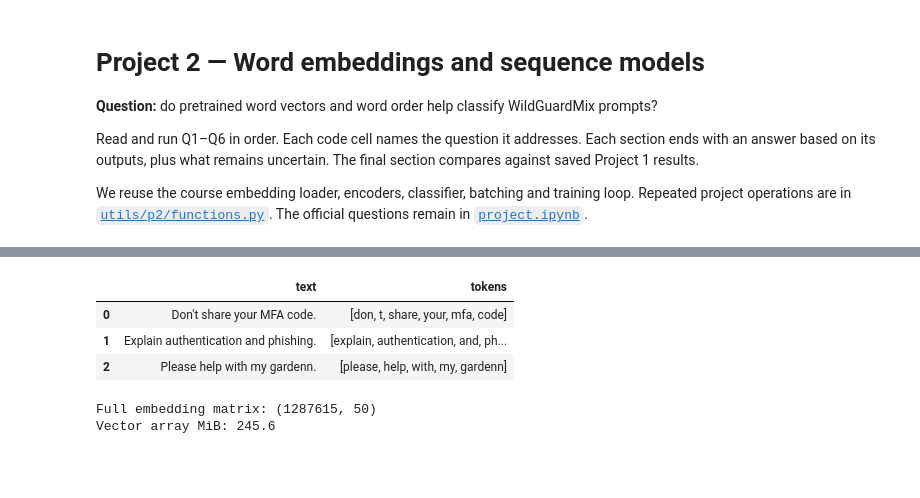
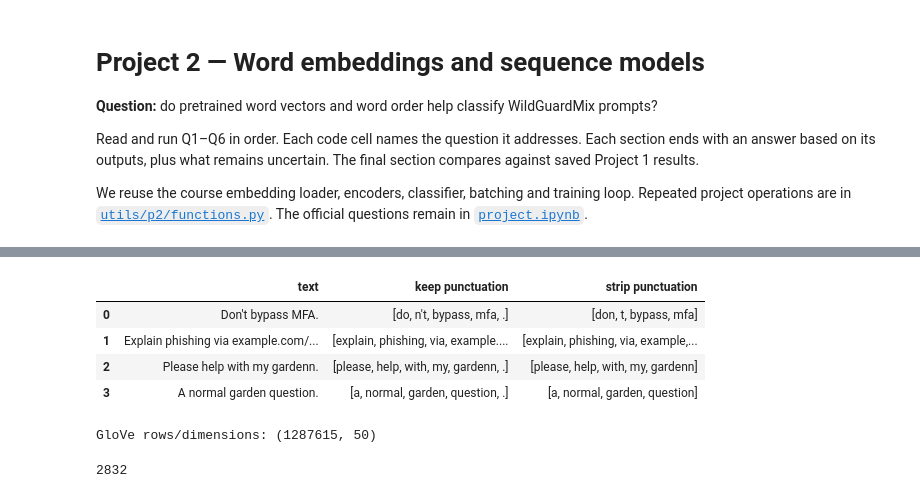
Before and after one commit to Nivya-21/nlp1-student, a Jupyter notebook: part2/project2.ipynb, the cells around one changed output, grey strips where cells are left out. Cells and saved outputs as stored; diff of their text form; code cells hidden in the pictures; blank space fills up the shorter version.

```diff
--- a/part2/project2.ipynb
+++ b/part2/project2.ipynb
@@ -217,25 +313,44 @@ First fold: 36924 training / 9232 validation
 # %%
-# Q1b — load local vectors and inspect tokenization
+# Q1b — load GloVe and inspect tokenizer compatibility
 if use_toy_data:
     embeddings = make_toy_embeddings(
-        ["please", "water", "the", "garden", "plants", "synthetic", "security", "request",
-         "number", "safe", "prompt", "dog", "bites", "man"], embedding_dims, seed)
+        ["please", "water", "the", "garden", "plants", "synthetic", "security",
+         "misuse", "request", "number", "safe", "dog", "bites", "man",
+         "authentication", "phishing", "fraud"], embedding_dims, seed)
 else:
     if not glove_path.exists():
         raise FileNotFoundError(f"Local GloVe archive required: {glove_path}")
     embeddings = clslib.PretrainedEmbeddings(str(glove_path), num_dims=embedding_dims)
-tokenizer = ProjectWordTokenizer(lowercase=True, remove_punct=True, remove_stopwords=False,
-                                 vocab=embeddings.vocab)
-examples = ["Don't share your MFA code.", "Explain authentication and phishing.",
-            "Please help with my gardenn."]  # Safe examples, not dataset prompts.
-display(pd.DataFrame({"text": examples, "tokens": [tokenizer.tokens(s) for s in examples]}))
-print("Full embedding matrix:", embeddings.vectors.shape)
-print("Vector array MiB:", round(embeddings.vectors.nbytes / 2**20, 1))
+
+tokenizer_keep = ProjectWordTokenizer(True, False, False, vocab=embeddings.vocab)
+tokenizer_strip = ProjectWordTokenizer(True, True, False, vocab=embeddings.vocab)
+examples = ["Don't bypass MFA.", "Explain phishing via example.com/login.",
+            "Please help with my gardenn.", "A normal garden question."]
+display(pd.DataFrame({
+    "text": examples,
+    "keep punctuation": [tokenizer_keep.tokens(text) for text in examples],
+    "strip punctuation": [tokenizer_strip.tokens(text) for text in examples],
+}))
+print("GloVe rows/dimensions:", embeddings.vectors.shape)
+
+# Content identities enter every neural-fit signature. The large archive is
+# hashed once per notebook execution, not once per fit.
+if use_toy_data:
+    embedding_source_identity = {
+        "kind": "toy", "seed": seed, "dimensions": embedding_dims,
+        "vocabulary": list(embeddings.vocab),
+        "vectors_sha256": hashlib.sha256(embeddings.vectors.tobytes()).hexdigest(),
+    }
+else:
+    embedding_source_identity = {"kind": "file", **file_identity(glove_path)}
+settings["embedding_source_identity"] = embedding_source_identity
+(results_folder / "settings.json").write_text(json.dumps(settings, indent=2))
 # %% [output]
-|  | text | tokens |
-| 0 | Don't share your MFA code. | [don, t, share, your, mfa, code] |
-| 1 | Explain authentication and phishing. | [explain, authentication, and, ph... |
-| 2 | Please help with my gardenn. | [please, help, with, my, gardenn] |
+|  | text | keep punctuation | strip punctuation |
+| 0 | Don't bypass MFA. | [do, n't, bypass, mfa, .] | [don, t, bypass, mfa] |
+| 1 | Explain phishing via example.com/... | [explain, phishing, via, example.... | [explain, phishing, via, example,... |
+| 2 | Please help with my gardenn. | [please, help, with, my, gardenn, .] | [please, help, with, my, gardenn] |
+| 3 | A normal garden question. | [a, normal, garden, question, .] | [a, normal, garden, question] |
-Full embedding matrix: (1287615, 50)
-Vector array MiB: 245.6
+GloVe rows/dimensions: (1287615, 50)
+2832
 # %%
```
Also changed, not shown: parts of 23 cells of this notebook, 1 other file.
